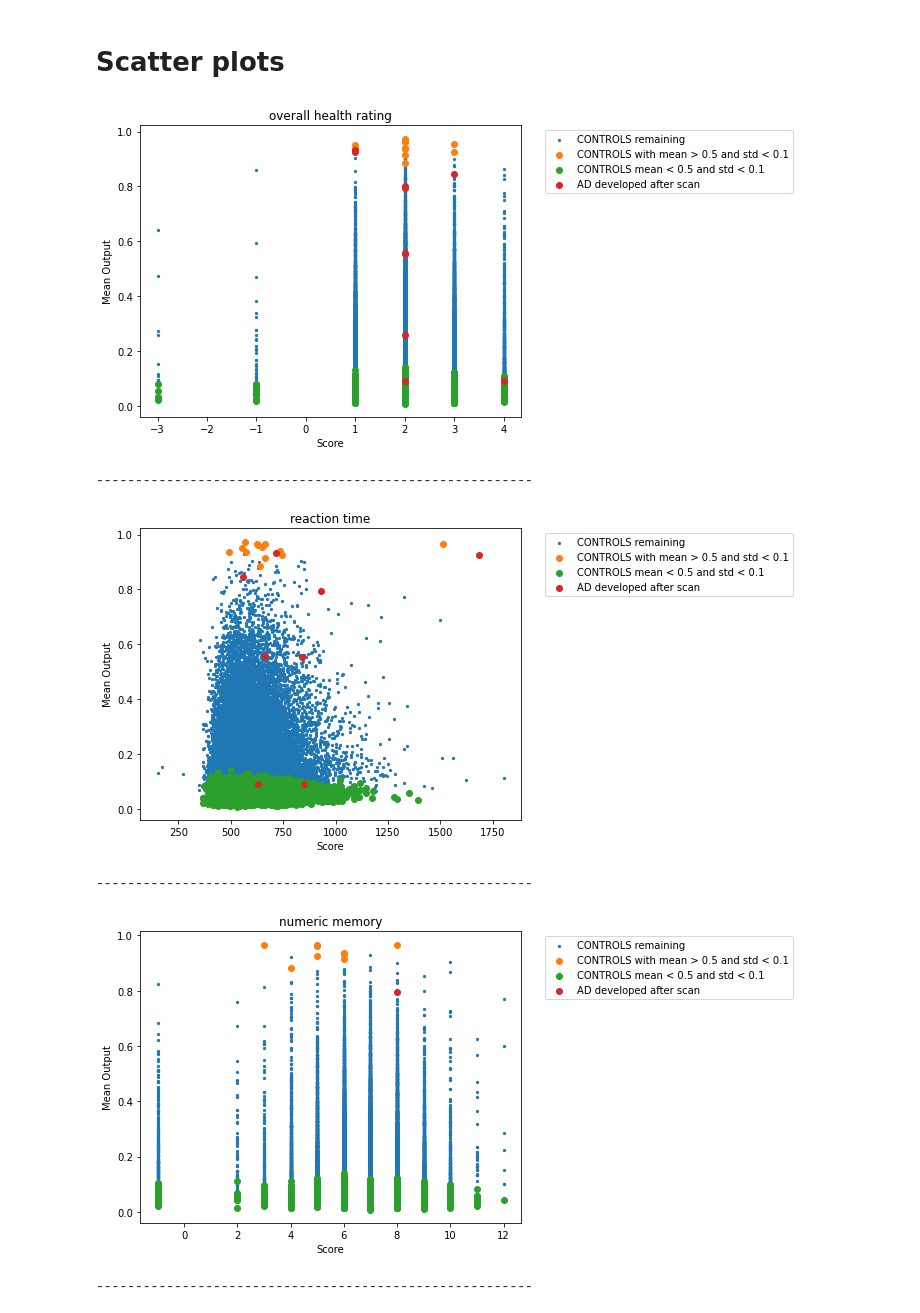
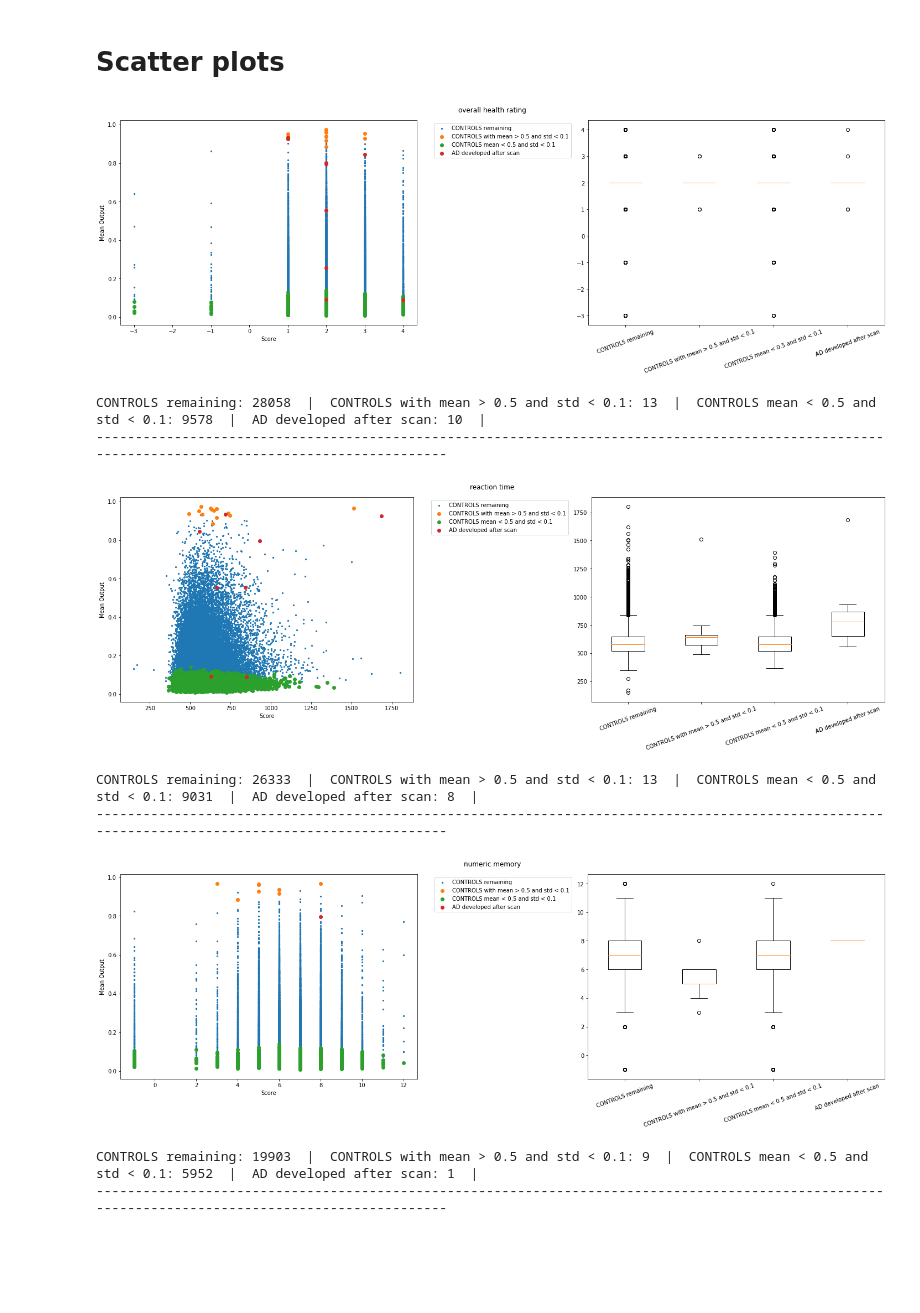
Before and after one commit to tighu20/adni_phenotypes, a Jupyter notebook: results/Phenotype Analysis.ipynb, the cells around one changed output. Drawn from its saved outputs; the diff is of its cells as text; code cells hidden in the pictures; blank space fills up the shorter version.

Commit message:
adding boxplots to phenotypes. old code on model explainability

```diff
--- a/results/Phenotype Analysis.ipynb
+++ b/results/Phenotype Analysis.ipynb
@@ -121,35 +121,46 @@ phenotype_mapping = {
 # %%
 dfs_to_plot = [
     (other_controls, 'CONTROLS remaining'),
     (certain_controls_predicted, 'CONTROLS with mean > 0.5 and std < 0.1'),
     (certain_controls, 'CONTROLS mean < 0.5 and std < 0.1'),
     (people_ad_later, 'AD developed after scan')
 ]
 
 
 for col in ukb_phen.columns:
-    plt.figure(figsize=(10, 5))
+    all_col_data, all_ticks, shapes = [], [], []
+    fig, axs = plt.subplots(1, 2, figsize=(20, 7))
     for df, df_name in dfs_to_plot:
         df_tmp = df.join(ukb_phen)[['mean', col]].dropna()
 
         if df_name == 'CONTROLS remaining':
-            plt.scatter(df_tmp[col], df_tmp['mean'], label=df_name, s=5)
+            axs[0].scatter(df_tmp[col], df_tmp['mean'], label=df_name, s=5)
         else:
-            plt.scatter(df_tmp[col], df_tmp['mean'], label=df_name)
+            axs[0].scatter(df_tmp[col], df_tmp['mean'], label=df_name)
+        all_col_data.append(df_tmp[col])
+        all_ticks.append(df_name)
+        shapes.append(df_tmp.shape[0])
+    axs[1].boxplot(all_col_data)
+    axs[1].set_xticklabels(all_ticks, rotation=20)
 
-    plt.title(phenotype_mapping[col])
-    plt.legend( bbox_to_anchor=(1.05, 1), loc='upper left')
-    plt.xlabel('Score')
-    plt.ylabel('Mean Output')
+    plt.suptitle(phenotype_mapping[col])
+    axs[0].legend( bbox_to_anchor=(1.05, 1), loc='upper left')
+    axs[0].set_xlabel('Score')
+    axs[0].set_ylabel('Mean Output')
     plt.tight_layout()
     plt.show()
     plt.close()
 
-    print('--------------------------------------------------------')
+    for i, val in enumerate(shapes):
+        print(f'{all_ticks[i]}: {val}', end='  |  ')
+    print('\n--------------------------------------------------------------------------------------------------------------------------------------------------')
 # %% [output]
-[figure, old version]
+[figure, new version]
---------------------------------------------------------
+CONTROLS remaining: 28058  |  CONTROLS with mean > 0.5 and std < 0.1: 13  |  CONTROLS mean < 0.5 and std < 0.1: 9578  |  AD developed after scan: 10  |
+--------------------------------------------------------------------------------------------------------------------------------------------------
-[figure, old version]
+[figure, new version]
---------------------------------------------------------
+CONTROLS remaining: 26333  |  CONTROLS with mean > 0.5 and std < 0.1: 13  |  CONTROLS mean < 0.5 and std < 0.1: 9031  |  AD developed after scan: 8  |
+--------------------------------------------------------------------------------------------------------------------------------------------------
-[figure, old version]
+[figure, new version]
---------------------------------------------------------
+CONTROLS remaining: 19903  |  CONTROLS with mean > 0.5 and std < 0.1: 9  |  CONTROLS mean < 0.5 and std < 0.1: 5952  |  AD developed after scan: 1  |
+--------------------------------------------------------------------------------------------------------------------------------------------------
```
Also changed, not shown: parts of 1 cell of this notebook, 1 other file.
